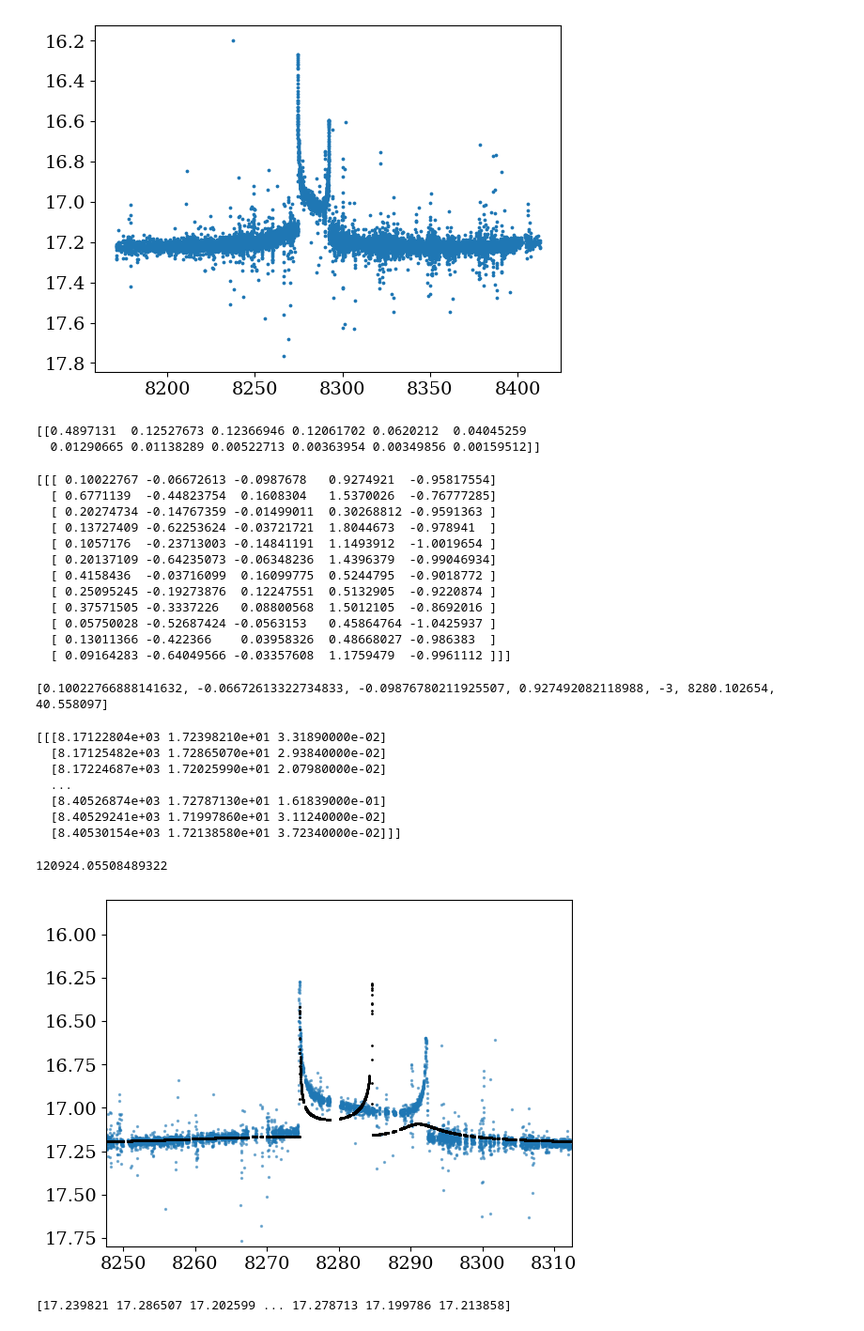
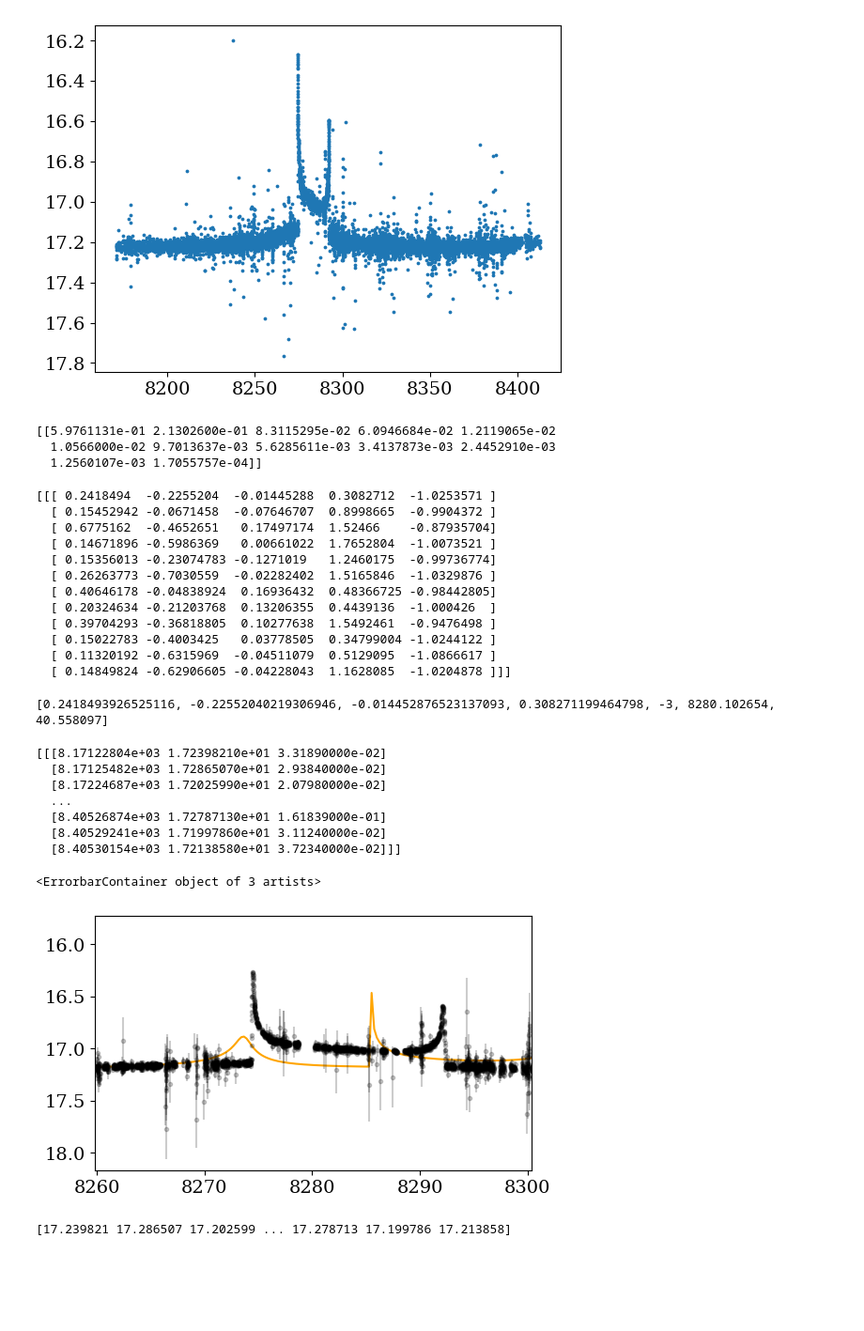
Before and after one commit to Ella20hqr/magic-microlensing, a Jupyter notebook: application/test_estimator.ipynb, the cells around one changed output. Shown: that part at 94% size. Saved outputs shown, nothing was run; the diff lists cells and outputs as text; code cells hidden in the pictures; blank space fills up the shorter version.

```diff
--- a/application/test_estimator.ipynb
+++ b/application/test_estimator.ipynb
@@ -81,7 +81,7 @@ plt.show()
 # %%
 ## align mag ##
 mag_aligned = x.copy()
-mag_aligned[:, 1] = (x[:, 1] - mbase) / 0.08
+mag_aligned[:, 1] = (x[:, 1] - mbase) / 0.1
 fig, ax = plt.subplots(1, 1)
 ax.scatter(mag_aligned[:, 0], mag_aligned[:, 1], marker='o', s=2)
 ax.invert_yaxis()
@@ -100,11 +100,11 @@ ax.invert_yaxis()
 # %%
 ## apply the log_signature transform
-# data = torch.tensor(mag_aligned.reshape(1, *mag_aligned.shape))
-data = torch.tensor(mag_binned.reshape(1, *mag_binned.shape))
-print(data)
+data = torch.tensor(mag_aligned.reshape(1, *mag_aligned.shape))
+# data = torch.tensor(mag_binned.reshape(1, *mag_binned.shape))
 # depth = 3; window_length = 4
-depth = 3; window_length = 8
+depth = 3; window_length = 16
+print(data.shape)
 data = torchcde.logsig_windows(data, depth, window_length=window_length)
-print(data)
+print(data.shape)
 train_coeffs = torchcde.hermite_cubic_coefficients_with_backward_differences(data)
 # %% [output]
@@ -248,23 +233,24 @@ pis_sort, locs_sort = prepare_lc_mdn(pi.probs.cpu(), normal.loc.cpu())
 # %%
 print(pis_sort)
 # %% [output]
-[[0.4897131  0.12527673 0.12366946 0.12061702 0.0620212  0.04045259
-  0.01290665 0.01138289 0.00522713 0.00363954 0.00349856 0.00159512]]
+[[5.9761131e-01 2.1302600e-01 8.3115295e-02 6.0946684e-02 1.2119065e-02
+  1.0566000e-02 9.7013637e-03 5.6285611e-03 3.4137873e-03 2.4452910e-03
+  1.2560107e-03 1.7055757e-04]]
 # %%
 print(locs_sort)
 # %% [output]
-[[[ 0.10022767 -0.06672613 -0.0987678   0.9274921  -0.95817554]
-  [ 0.6771139  -0.44823754  0.1608304   1.5370026  -0.76777285]
-  [ 0.20274734 -0.14767359 -0.01499011  0.30268812 -0.9591363 ]
-  [ 0.13727409 -0.62253624 -0.03721721  1.8044673  -0.978941  ]
-  [ 0.1057176  -0.23713003 -0.14841191  1.1493912  -1.0019654 ]
-  [ 0.20137109 -0.64235073 -0.06348236  1.4396379  -0.99046934]
-  [ 0.4158436  -0.03716099  0.16099775  0.5244795  -0.9018772 ]
-  [ 0.25095245 -0.19273876  0.12247551  0.5132905  -0.9220874 ]
-  [ 0.37571505 -0.3337226   0.08800568  1.5012105  -0.8692016 ]
-  [ 0.05750028 -0.52687424 -0.0563153   0.45864764 -1.0425937 ]
-  [ 0.13011366 -0.422366    0.03958326  0.48668027 -0.986383  ]
-  [ 0.09164283 -0.64049566 -0.03357608  1.1759479  -0.9961112 ]]]
+[[[ 0.2418494  -0.2255204  -0.01445288  0.3082712  -1.0253571 ]
+  [ 0.15452942 -0.0671458  -0.07646707  0.8998665  -0.9904372 ]
+  [ 0.6775162  -0.4652651   0.17497174  1.52466    -0.87935704]
+  [ 0.14671896 -0.5986369   0.00661022  1.7652804  -1.0073521 ]
+  [ 0.15356013 -0.23074783 -0.1271019   1.2460175  -0.99736774]
+  [ 0.26263773 -0.7030559  -0.02282402  1.5165846  -1.0329876 ]
+  [ 0.40646178 -0.04838924  0.16936432  0.48366725 -0.98442805]
+  [ 0.20324634 -0.21203768  0.13206355  0.4439136  -1.000426  ]
+  [ 0.39704293 -0.36818805  0.10277638  1.5492461  -0.9476498 ]
+  [ 0.15022783 -0.4003425   0.03778505  0.34799004 -1.0244122 ]
+  [ 0.11320192 -0.6315969  -0.04511079  0.5129095  -1.0866617 ]
+  [ 0.14849824 -0.62906605 -0.04228043  1.1628085  -1.0204878 ]]]
 # %%
 i = 0
 index = 0
@@ -276,7 +262,7 @@ para_initial.insert(6, tE)
 print(para_initial)
 # para_initial = [0.120848, 0.005505, -0.080019, 0.311, -3, 8280.102654, 40.558097]
 # %% [output]
-[0.10022766888141632, -0.06672613322734833, -0.09876780211925507, 0.927492082118988, -3, 8280.102654, 40.558097]
+[0.2418493926525116, -0.22552040219306946, -0.014452876523137093, 0.308271199464798, -3, 8280.102654, 40.558097]
 # %%
 import VBBinaryLensing
 def get_fs_fb(amp, flux, ferr, return_fmod=False):
@@ -323,30 +309,36 @@ print(lc)
 # %%
 from re import T
 
 
 date = lc[:, :, 0][0]
 mag = lc[:, :, 1][0]
 # flux = lc[:, :, 2]
 # ferr = lc[:, :, 3]
 merr = lc[:, :, 2][0]
 flux = 10**(0.4*(18-mag))
 ferr = merr*flux*np.log(10)/2.5
 
 magnification = compute_amp(date, para_initial)
 chi2, fs, fb, fmod = get_fs_fb(magnification, flux, ferr, return_fmod=True)
+
+tmod = np.linspace(min(date), max(date), 1000)
+magnification = compute_amp(tmod, para_initial)
+fmod = fs*magnification + fb
 mmod = 18 - 2.5*np.log10(fmod)
 
-fig, ax = plt.subplots(1,1)
-ax.scatter(date, mag, s=2, alpha=0.5)
-ax.scatter(date, mmod, color='black', s=1)
+fig = plt.figure(1, (6, 12))
+plt.xlabel(r'HJD-2450000', fontsize=20)
+plt.ylabel(r'$m$', fontsize=20)
 
-ax.set_xlim(t0-0.8*tE, t0+0.8*tE)
-ax.invert_yaxis()
-ax.set_ylim(17.8, 15.8)
-print(chi2/(lc.shape[-1]-1))
+ax_lc = plt.subplot2grid(shape=(3, 3), loc=(0, 0), rowspan=1, colspan=3)
+ax_lc.invert_yaxis()
+ax_lc.set_xlim(t0-0.5*tE, t0+0.5*tE)
+
+ax_lc.plot(tmod, mmod, color='orange', linestyle='-')
+ax_lc.errorbar(x=date, y=mag, yerr=merr, fmt='o ', markersize=3, alpha=0.2, color='black')
 # %% [output]
-120924.05508489322
+<ErrorbarContainer object of 3 artists>
-[figure, old version]
+[figure, new version]
 # %%
 print(mag)
 # %% [output]
```
Also changed, not shown: parts of 8 cells of this notebook.
